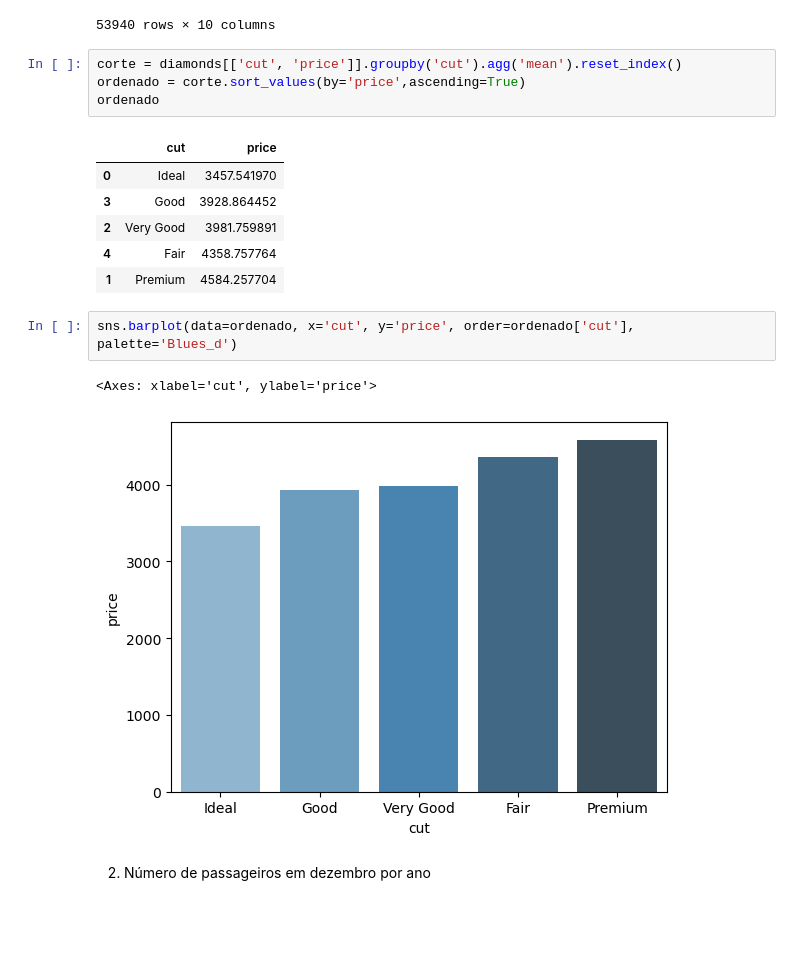
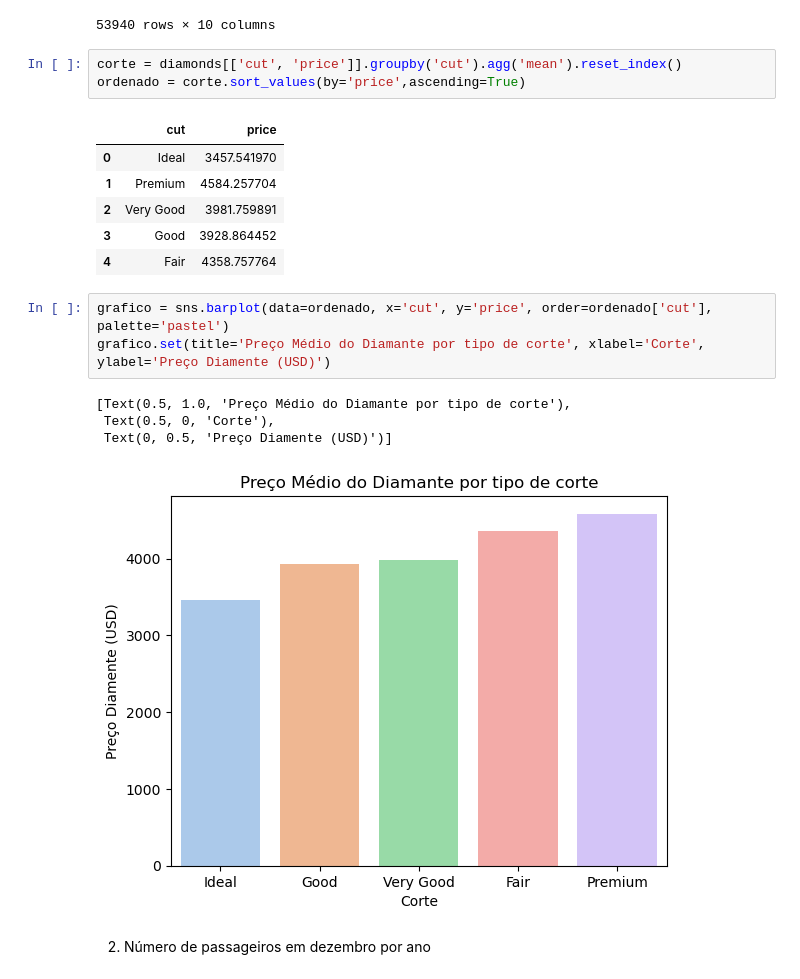
Before and after one commit to jhonatanpaz95/analise-de-dados, a Jupyter notebook: Seaborn/Seaborn.ipynb, the cells around one changed output. Saved outputs shown, nothing was run; the diff lists cells and outputs as text; blank space fills up the shorter version.

```diff
--- a/Seaborn/Seaborn.ipynb
+++ b/Seaborn/Seaborn.ipynb
@@ -20,19 +20,21 @@ diamonds
 # %%
 corte = diamonds[['cut', 'price']].groupby('cut').agg('mean').reset_index()
 ordenado = corte.sort_values(by='price',ascending=True)
-ordenado
 # %% [output]
 |  | cut | price |
 | 0 | Ideal | 3457.541970 |
+| 1 | Premium | 4584.257704 |
+| 2 | Very Good | 3981.759891 |
 | 3 | Good | 3928.864452 |
-| 2 | Very Good | 3981.759891 |
 | 4 | Fair | 4358.757764 |
-| 1 | Premium | 4584.257704 |
 # %%
-sns.barplot(data=ordenado, x='cut', y='price', order=ordenado['cut'], palette='Blues_d')
+grafico = sns.barplot(data=ordenado, x='cut', y='price', order=ordenado['cut'], palette='pastel')
+grafico.set(title='Preço Médio do Diamante por tipo de corte', xlabel='Corte', ylabel='Preço Diamente (USD)')
 # %% [output]
-<Axes: xlabel='cut', ylabel='price'>
+[Text(0.5, 1.0, 'Preço Médio do Diamante por tipo de corte'),
+ Text(0.5, 0, 'Corte'),
+ Text(0, 0.5, 'Preço Diamente (USD)')]
-[figure, old version]
+[figure, new version]
 # %% [markdown]
 2. Número de passageiros em dezembro por ano
 # %%
```
Also changed, not shown: parts of 3 cells of this notebook.
